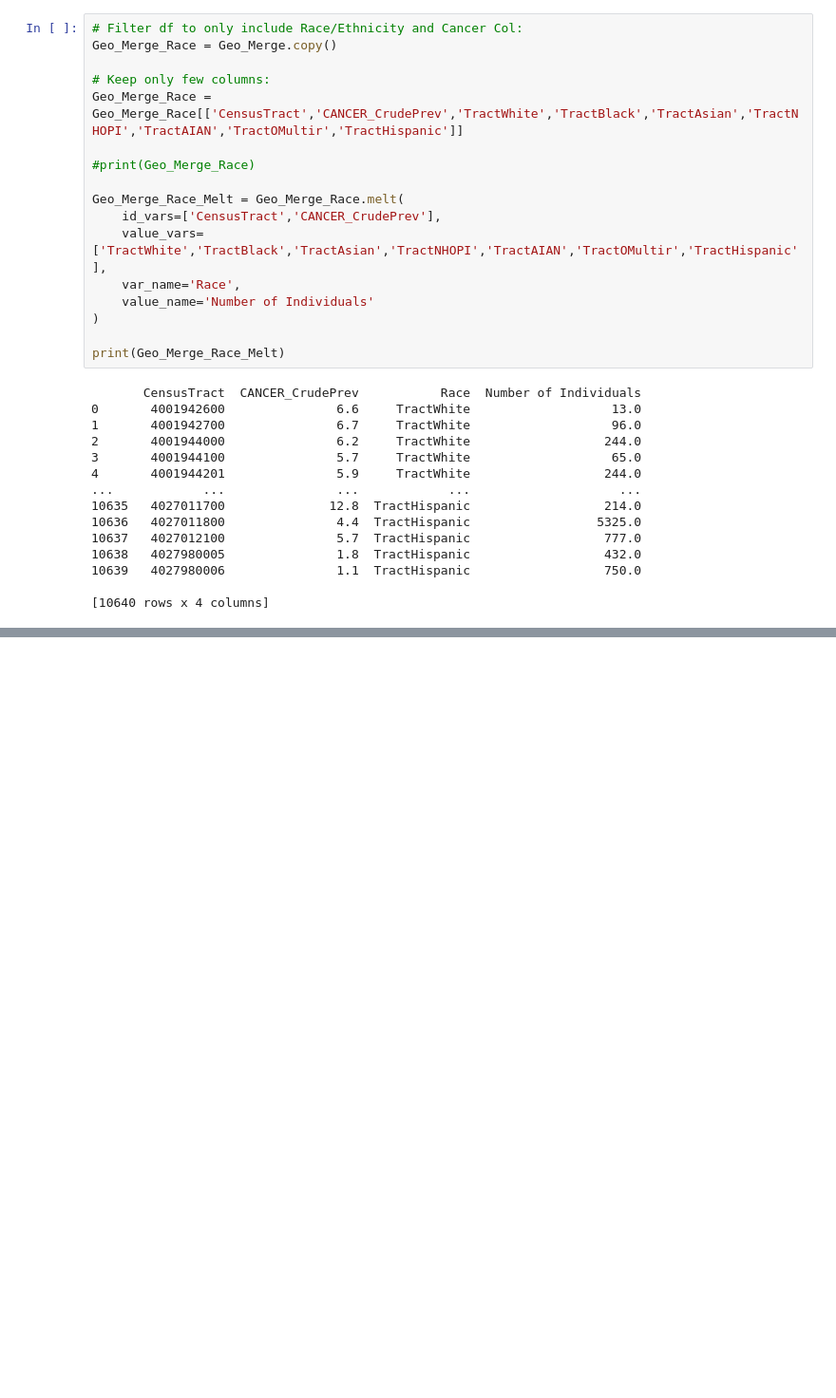
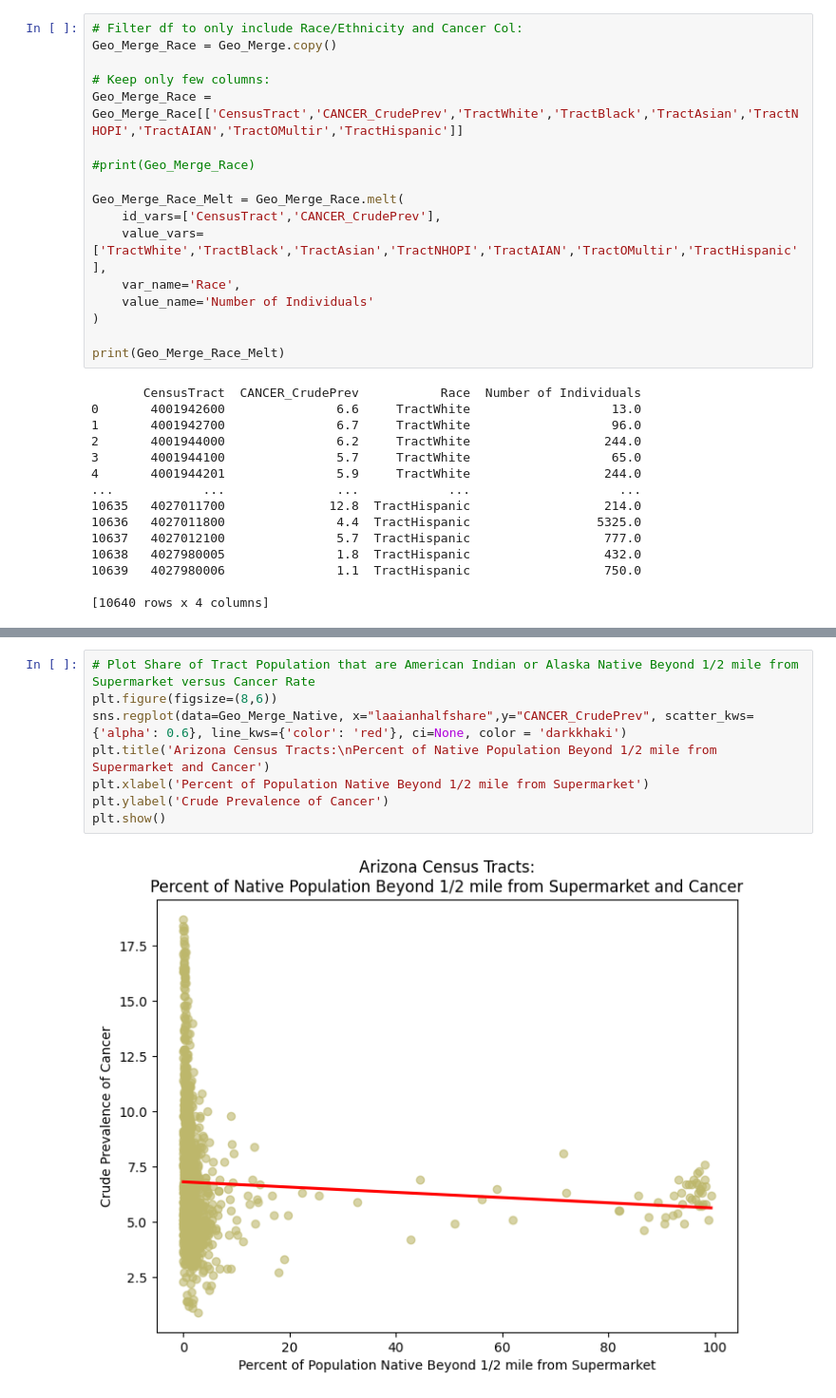
Before and after one commit to INFO-698-InfoSci-Capstone/geo-health-ai, a Jupyter notebook: Working_Files/Explore_SMG.ipynb, the cells around one changed output, grey strips where cells are left out. Shown at 95% size. Saved outputs shown, nothing was run; the diff lists cells and outputs as text; blank space fills up the shorter version.

```diff
--- a/Working_Files/Explore_SMG.ipynb
+++ b/Working_Files/Explore_SMG.ipynb
@@ -367,0 +440,10 @@ Melted DataFrame:
+# %%
+# Plot Share of Tract Population that are American Indian or Alaska Native Beyond 1/2 mile from Supermarket versus Cancer Rate
+plt.figure(figsize=(8,6))
+sns.regplot(data=Geo_Merge_Native, x="laaianhalfshare",y="CANCER_CrudePrev", scatter_kws={'alpha': 0.6}, line_kws={'color': 'red'}, ci=None, color = 'darkkhaki')
+plt.title('Arizona Census Tracts:\nPercent of Native Population Beyond 1/2 mile from Supermarket and Cancer')
+plt.xlabel('Percent of Population Native Beyond 1/2 mile from Supermarket')
+plt.ylabel('Crude Prevalence of Cancer')
+plt.show()
+# %% [output]
+[figure, added]
```
Also changed, not shown: parts of 45 cells of this notebook, 6 other files.
